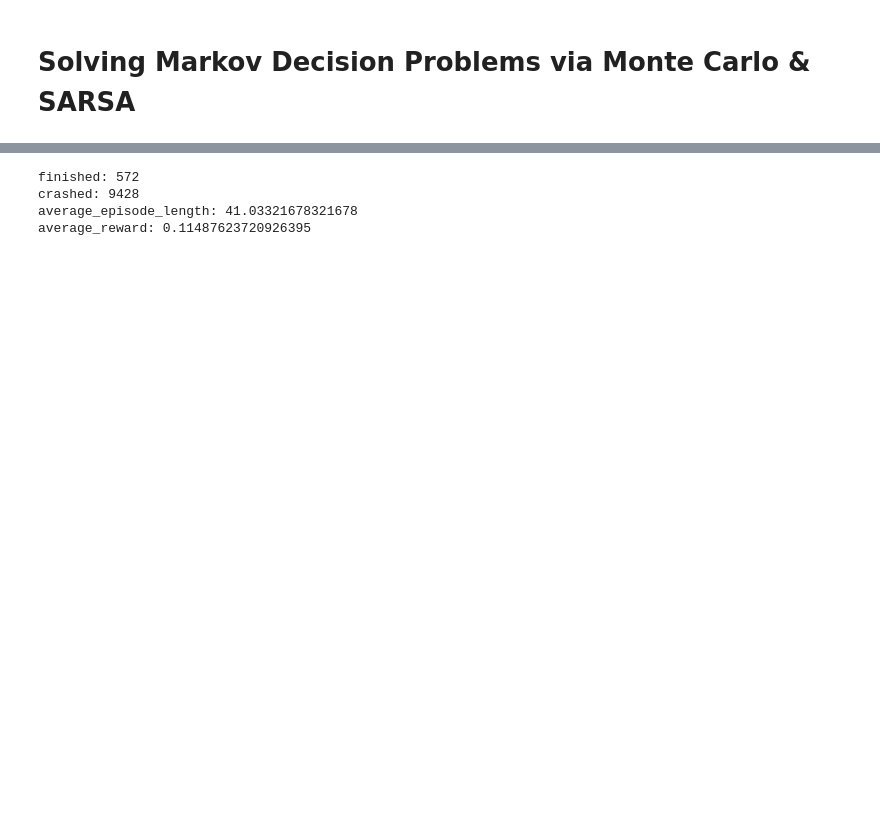
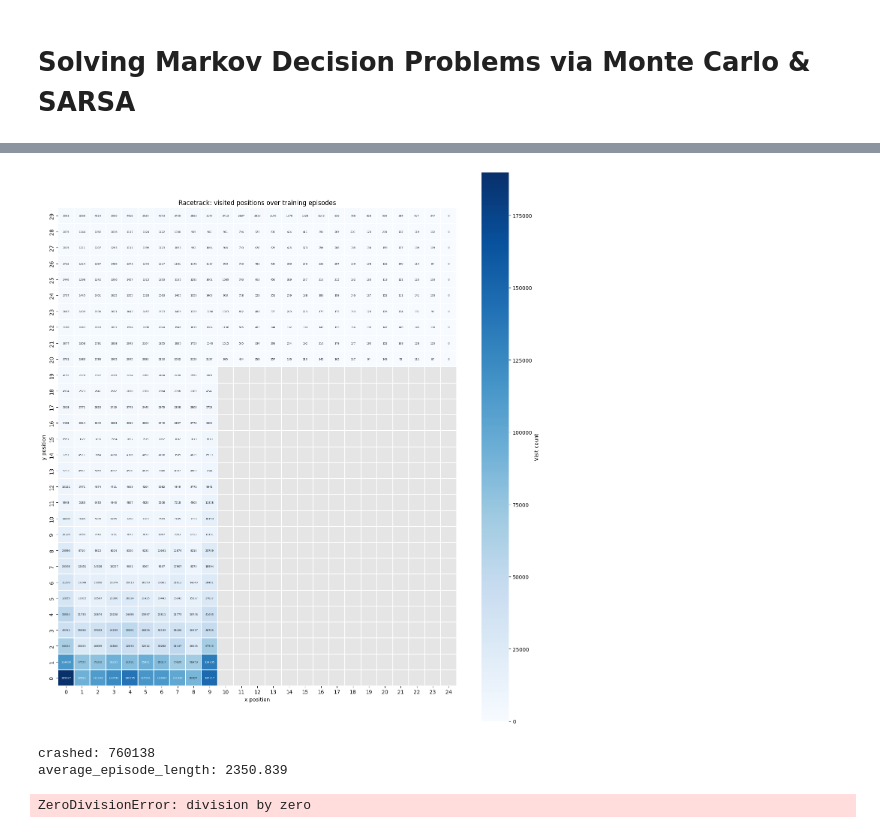
Before and after one commit to RobertMyersJr/CSC-5661, a Jupyter notebook: lab_3/lab_3.ipynb, the cells around one changed output, grey strips where cells are left out. Drawn from its saved outputs; the diff is of its cells as text; code cells hidden in the pictures; blank space fills up the shorter version.

```diff
--- a/lab_3/lab_3.ipynb
+++ b/lab_3/lab_3.ipynb
@@ -271,15 +239,38 @@ print(episode_results)
 # %%
 def print_episode_results(results):
-    print(f"finished: {results['finished']}")
     print(f"crashed: {results['crashed']}")
-    print(f"average_episode_length: {sum(results['episode_lengths'])/len(results['episode_lengths'])}")
+    print(f"average_episode_length: {sum(results['list_of_steps'])/len(results['list_of_steps'])}")
     print(f"average_reward: {sum(results['rewards'])/len(results['rewards'])}")
+def plot_heatmap(cells_visited, track_environment):
+    mask = ~track_environment.track
+    fig, ax = plt.subplots(figsize=(14, 15))
+    sns.heatmap(
+        cells_visited.astype(float),
+        mask=mask,
+        cmap="Blues",
+        annot=True,
+        fmt=".0f",
+        annot_kws={"size": 5},
+        cbar_kws={"label": "Visit count"},
+        linewidths=0.1,
+        linecolor="white",
+        square=True,
+        ax=ax,
+    )
+    ax.set_facecolor("#e5e5e5")
+    ax.invert_yaxis()
+    ax.set_xlabel("x position")
+    ax.set_ylabel("y position")
+    ax.set_title(f"Racetrack: visited positions over training episodes")
+    plt.tight_layout()
+    plt.show()
+plot_heatmap(visits, track_env)
 print_episode_results(episode_results)
 # %% [output]
+[figure, added]
-finished: 572
-crashed: 9428
-average_episode_length: 41.03321678321678
-average_reward: 0.11487623720926395
+crashed: 760138
+average_episode_length: 2350.839
+ZeroDivisionError: division by zero
 # %%
 import numpy as np
 
```
Also changed, not shown: parts of 37 cells of this notebook, 1 other file.
